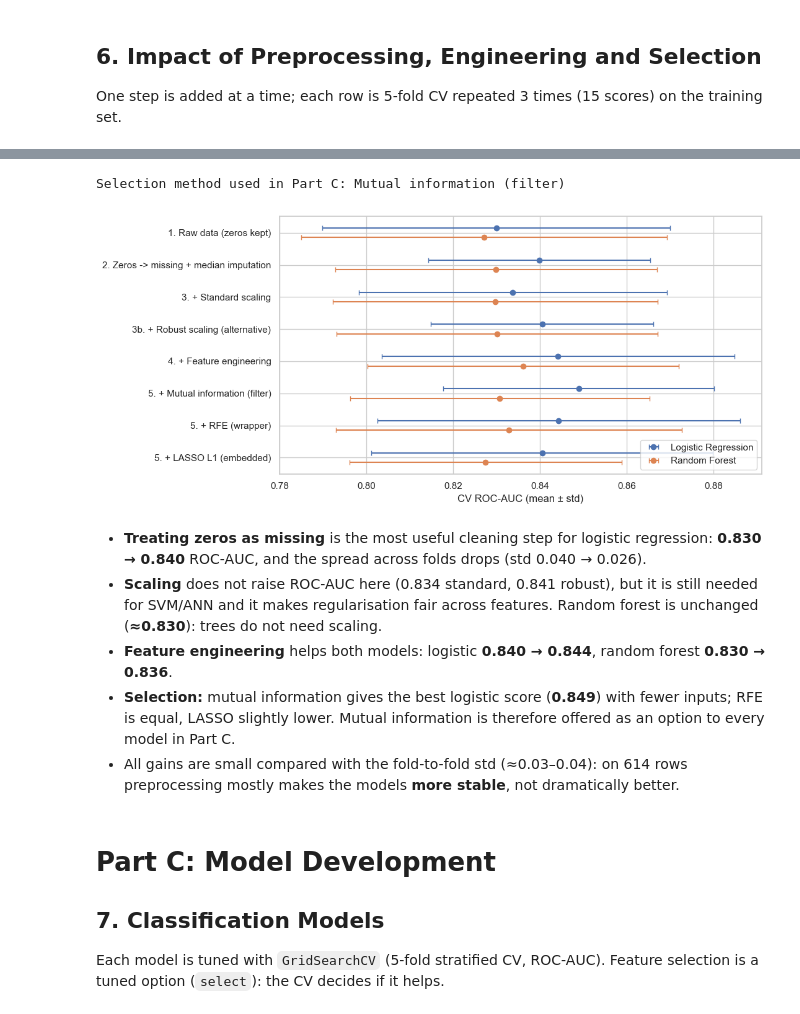
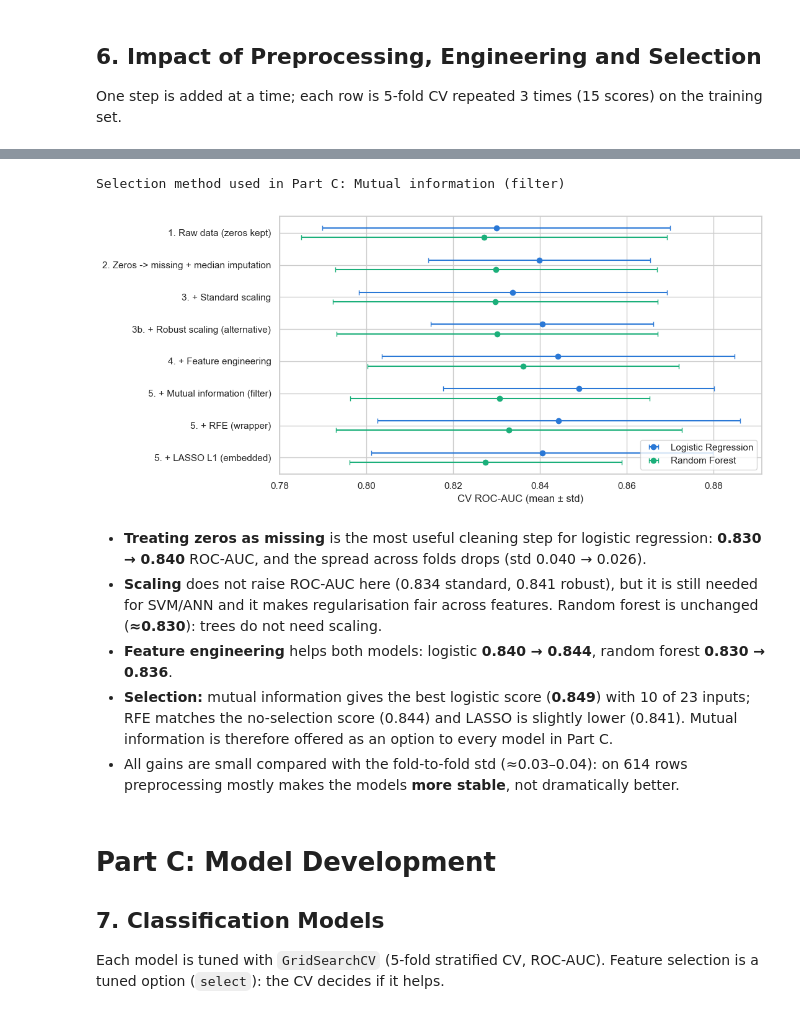
Before and after one commit to KAI-UTP/ML-Porject_PIMA-Diabetes, a Jupyter notebook: notebooks/PIMA_Diabetes_Project.ipynb, the cells around one changed output, grey strips where cells are left out. Saved outputs shown, nothing was run; the diff lists cells and outputs as text; code cells hidden in the pictures.

```diff
--- a/notebooks/PIMA_Diabetes_Project.ipynb
+++ b/notebooks/PIMA_Diabetes_Project.ipynb
@@ -27,9 +27,10 @@ sys.path.insert(0, str(ROOT))
 import data_pipeline as dp
 import train as exp
 from data_pipeline import FEATURES, TARGET, ZERO_AS_MISSING, REG_FEATURES, REG_TARGET
+from chart_style import MODEL_COLORS, SERIES
 
 pd.set_option('display.precision', 4)
-sns.set_theme(style='whitegrid')
+sns.set_theme(style='whitegrid', palette=SERIES)
 # %% [markdown]
 # Part A: CRISP-DM
 
@@ -298,38 +299,38 @@ One step is added at a time; each row is 5-fold CV repeated 3 times (15 scores)
 # %%
 ablation = exp.feature_ablation(train)
 selector = exp.choose_selector(ablation)
 display(ablation.pivot(index='variant', columns='model', values=['cv_roc_auc', 'cv_std']))
 print('Selection method used in Part C:', selector)
 
 plt.figure(figsize=(11, 5))
 for i, (model, part) in enumerate(ablation.groupby('model')):
     y = np.arange(len(part)) + (i - 0.5) * 0.3
-    plt.errorbar(part.cv_roc_auc, y, xerr=part.cv_std, fmt='o', capsize=3, label=model)
+    plt.errorbar(part.cv_roc_auc, y, xerr=part.cv_std, fmt='o', capsize=3, label=model, color=MODEL_COLORS[model])
 plt.yticks(np.arange(len(part)), part.variant)
 plt.gca().invert_yaxis()
 plt.xlabel('CV ROC-AUC (mean ± std)')
 plt.legend()
 plt.tight_layout()
 plt.show()
 # %% [output]
 |  | cv_roc_auc |  | cv_std |  |
 | model | Logistic Regression | Random Forest | Logistic Regression | Random Forest |
 | variant |  |  |  |  |
 | 1. Raw data (zeros kept) | 0.8299 | 0.8271 | 0.0401 | 0.0421 |
 | 2. Zeros -> missing + median impu... | 0.8399 | 0.8299 | 0.0256 | 0.0370 |
 | 3. + Standard scaling | 0.8337 | 0.8297 | 0.0355 | 0.0374 |
 | 3b. + Robust scaling (alternative) | 0.8405 | 0.8301 | 0.0256 | 0.0370 |
 | 4. + Feature engineering | 0.8442 | 0.8361 | 0.0406 | 0.0358 |
 | 5. + LASSO L1 (embedded) | 0.8405 | 0.8275 | 0.0394 | 0.0314 |
 | 5. + Mutual information (filter) | 0.8489 | 0.8307 | 0.0312 | 0.0345 |
 | 5. + RFE (wrapper) | 0.8443 | 0.8329 | 0.0417 | 0.0398 |
 Selection method used in Part C: Mutual information (filter)
-[figure, old version]
+[figure, new version]
 # %% [markdown]
 - **Treating zeros as missing** is the most useful cleaning step for logistic regression: **0.830 → 0.840** ROC-AUC, and the spread across folds drops (std 0.040 → 0.026).
 - **Scaling** does not raise ROC-AUC here (0.834 standard, 0.841 robust), but it is still needed for SVM/ANN and it makes regularisation fair across features. Random forest is unchanged (**≈0.830**): trees do not need scaling.
 - **Feature engineering** helps both models: logistic **0.840 → 0.844**, random forest **0.830 → 0.836**.
-- **Selection:** mutual information gives the best logistic score (**0.849**) with fewer inputs; RFE is equal, LASSO slightly lower. Mutual information is therefore offered as an option to every model in Part C.
+- **Selection:** mutual information gives the best logistic score (**0.849**) with 10 of 23 inputs; RFE matches the no-selection score (0.844) and LASSO is slightly lower (0.841). Mutual information is therefore offered as an option to every model in Part C.
 - All gains are small compared with the fold-to-fold std (≈0.03–0.04): on 614 rows preprocessing mostly makes the models **more stable**, not dramatically better.
 # %% [markdown]
 # Part C: Model Development
```
Also changed, not shown: parts of 10 cells of this notebook, 20 other files.
